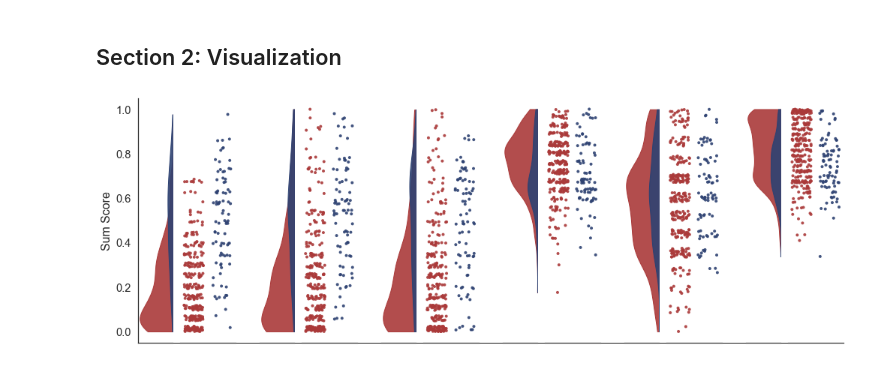
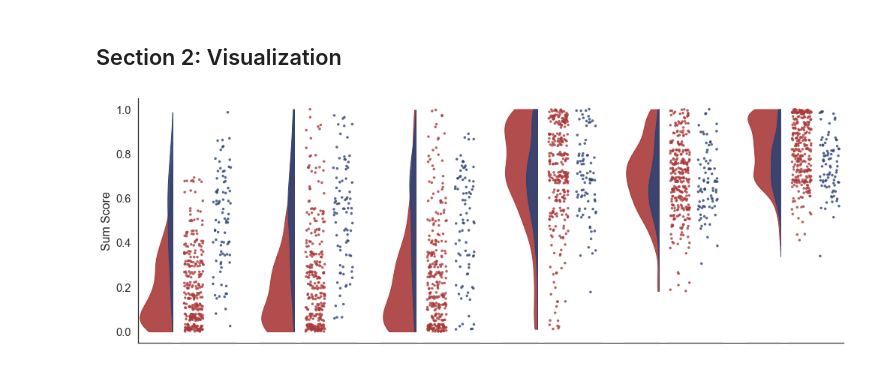
Before and after one commit to nivlab/sciops, a Jupyter notebook: analysis/main_04a.ipynb, the cells around one changed output. Drawn from its saved outputs; the diff is of its cells as text; code cells hidden in the pictures.

```diff
--- a/analysis/main_04a.ipynb
+++ b/analysis/main_04a.ipynb
@@ -20,9 +20,9 @@ subscales = {
     '7u':    ['7u7d-q01','7u7d-q03','7u7d-q04','7u7d-q06','7u7d-q07','7u7d-q08','7u7d-q13'],
     '7d':    ['7u7d-q02','7u7d-q05','7u7d-q09','7u7d-q10','7u7d-q11','7u7d-q12','7u7d-q14'],
     'gad7':  ['gad7-q01','gad7-q02','gad7-q03','gad7-q04','gad7-q05','gad7-q06','gad7-q07'],
-    'bas':   ['bisbas-q01','bisbas-q02','bisbas-q03','bisbas-q04',
-              'bisbas-q05','bisbas-q06','bisbas-q07','bisbas-q08'],
-    'bis':   ['bisbas-q09','bisbas-q10','bisbas-q11','bisbas-q12'],
+    'bis':   ['bisbas-q01','bisbas-q02','bisbas-q03','bisbas-q04'],
+    'bas':   ['bisbas-q05','bisbas-q06','bisbas-q07','bisbas-q08',
+              'bisbas-q09','bisbas-q10','bisbas-q11','bisbas-q12'],
     'shaps': ['shaps-q01','shaps-q02','shaps-q03','shaps-q04','shaps-q05',
               'shaps-q06','shaps-q07','shaps-q08','shaps-q09','shaps-q10',
               'shaps-q11','shaps-q12','shaps-q13','shaps-q14'],
@@ -30,6 +30,7 @@ subscales = {
 
 ## Define max response option per scale (0-indexed).
 scale_max = [3,3,3,3,3,3]
+scale_min = [0,0,0,0,0,0]
 
 #~~~~~~~~~~~~~~~~~~~~~~~~~~~~~~~~~~~~~~~~~~#
 ### Load and prepare data.
@@ -46,7 +47,9 @@ surveys = surveys.loc[surveys.subject.isin(reject.subject)]
 
 ## Iteratively compute sum scores.
 for i, (k, v) in enumerate(subscales.items()):
-    surveys[k] = surveys[v].sum(axis=1) / (len(v) * scale_max[i])
+    min_score = len(v) * scale_min[i]
+    max_score = len(v) * scale_max[i]
+    surveys[k] = (surveys[v].sum(axis=1) - min_score) / (max_score - min_score)
 
 ## Merge infrequency items.
 surveys = surveys.merge(reject[['platform','subject','infreq']])
@@ -85,7 +88,7 @@ for i, survey in enumerate(scores.survey.unique()):
 
     ## Jitter data.
     unit = np.abs(df.score.diff()).sort_values().unique()[1]
-    jitter = lambda x: np.random.uniform(0, unit*0.5, x.size)
+    jitter = lambda x: np.random.uniform(0, unit*0.7, x.size)
     df['jscore'] = np.where(df.score==1, df.score - jitter(df.score), df.score + jitter(df.score))
 
     #~~~~~~~~~~~~~~~~~~~~~~~~~~~~~~~~~~~~~~~~~~#
@@ -100,32 +103,32 @@ for i, survey in enumerate(scores.survey.unique()):
                 palette=['#2E4272','#AA3939'], fill=True, cut=0, alpha=0.9, legend=False, ax=ax)
 
     ## Invert x-axis.
     ax.invert_xaxis()
 
     ## Add details.
     ax.set(xticks=[], xlabel='', ylim=(-0.05,1.05), yticks=[], ylabel='')
     sns.despine(left=True, ax=ax)
 
     if not i:
         ax.set(yticks=np.linspace(0,1,6), ylabel='Sum Score')
         sns.despine(ax=ax)
         ax.axhline(-0.05, 0, 20, color='k', lw=1, clip_on=False, zorder=-1)
 
     #~~~~~~~~~~~~~~~~~~~~~~~~~~~~~~~~~~~~~~~~~~#
     ### Point plots.
     #~~~~~~~~~~~~~~~~~~~~~~~~~~~~~~~~~~~~~~~~~~#
 
     ## Initialize axis.
     ax = fig.add_subplot(grids[i][2:])
 
     ## Plot individual scores.
     sns.stripplot(x='infreq', y='jscore', data=df, order=[0,1], orient='v', palette=['#AA3939','#2E4272'],
-                   size=4, alpha=0.9, jitter=0.35, zorder=-1, ax=ax)
+                   size=3.5, alpha=0.8, jitter=0.35, zorder=-1, ax=ax)
 
     ## Add details.
     ax.set(xticks=[], xlabel='', ylim=(-0.05,1.05), yticks=[], ylabel='')
     sns.despine(left=True, ax=ax)
 
 # plt.savefig('test.png', dpi=180)
 # %% [output]
-[figure, old version]
+[figure, new version]
```
Also changed, not shown: 7 other files.
